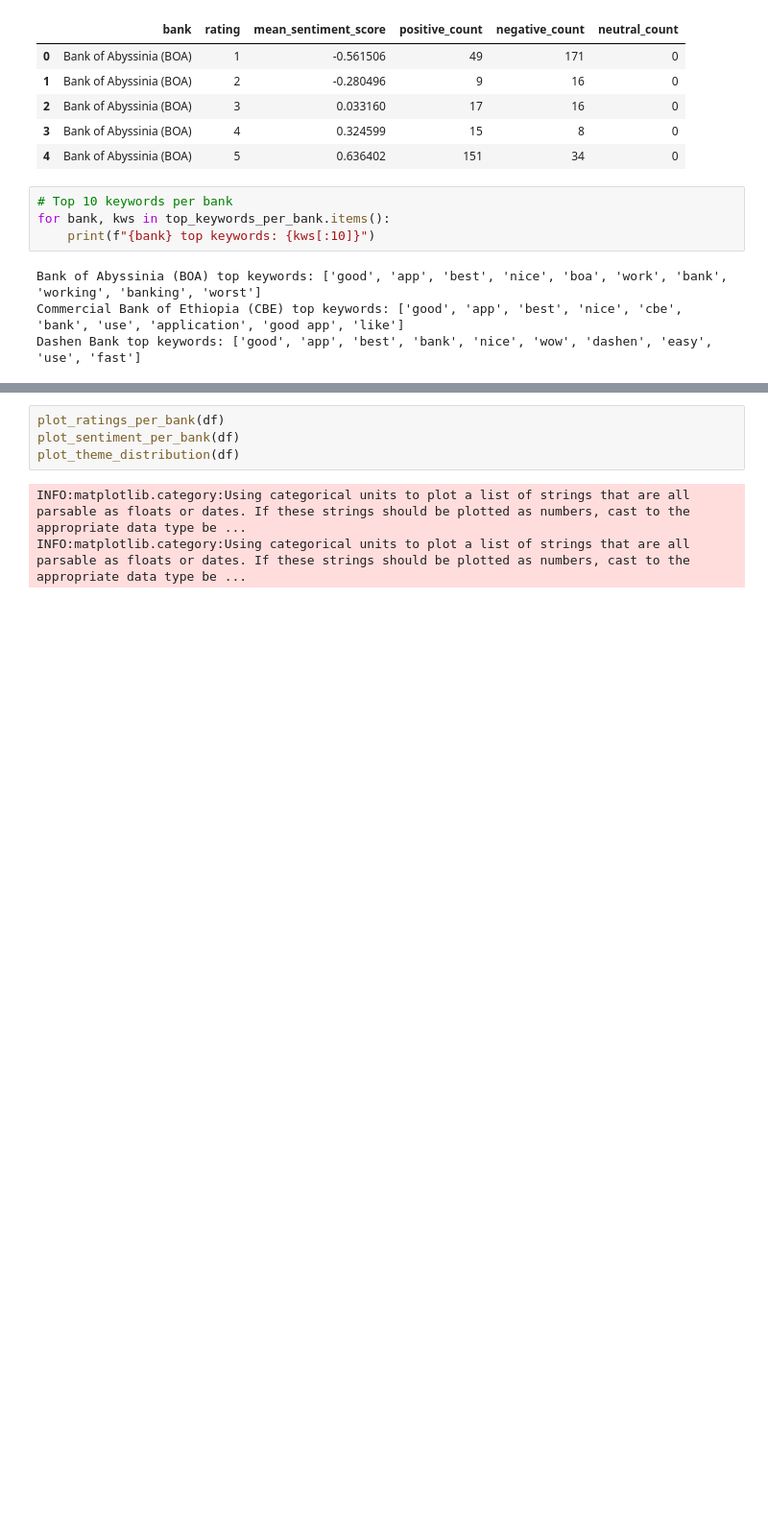
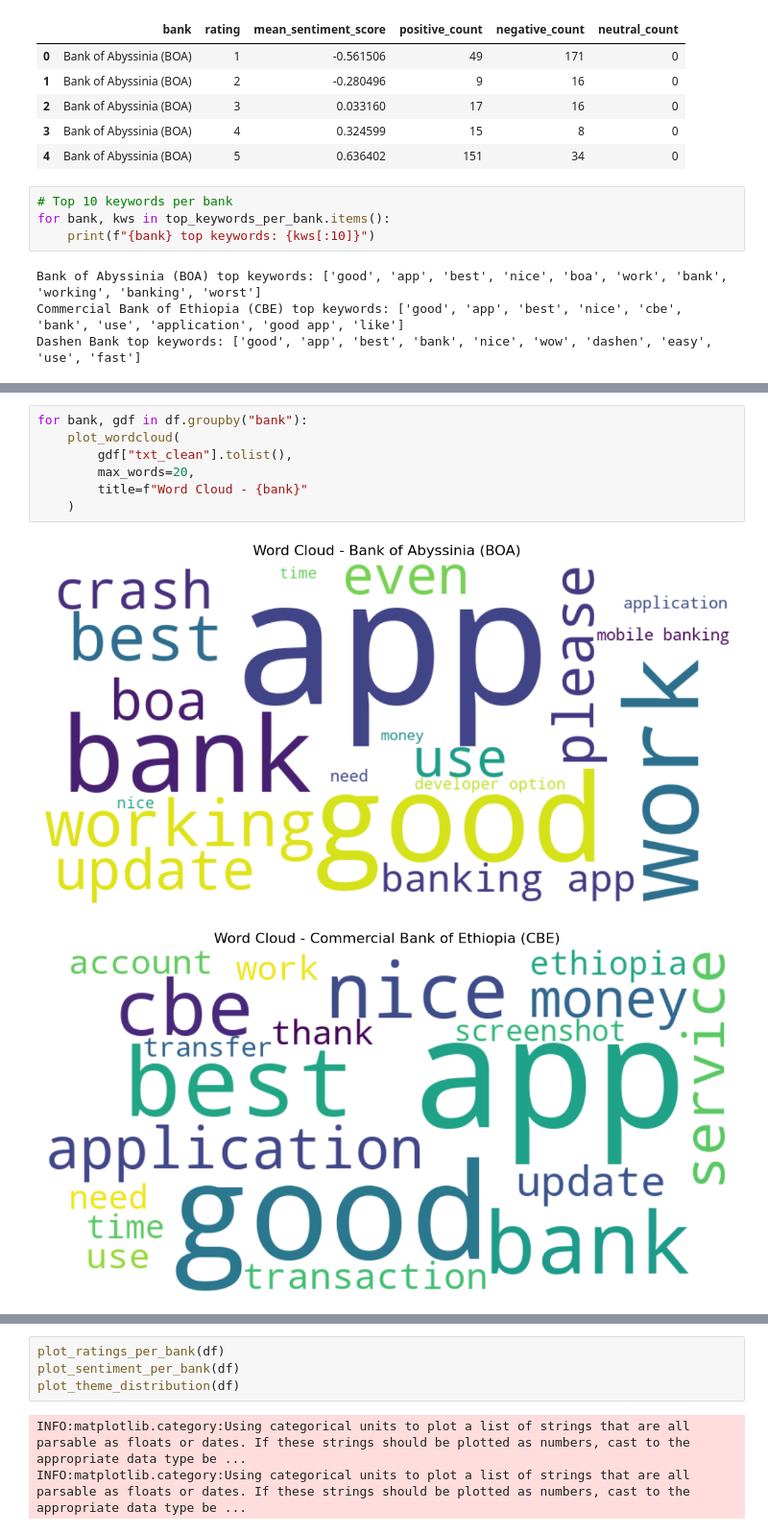
Before and after one commit to tib-dev/Fintech-App-Customer-Experience-Analytics, a Jupyter notebook: notebooks/analysis/sentiment.ipynb, the cells around one changed output, grey strips where cells are left out. Shown at 96% size. Cells and saved outputs as stored; diff of their text form; blank space fills up the shorter version.

```diff
--- a/notebooks/analysis/sentiment.ipynb
+++ b/notebooks/analysis/sentiment.ipynb
@@ -254,0 +261,10 @@ Dashen Bank top keywords: ['good', 'app', 'best', 'bank', 'nice', 'wow', 'dashen
+# %%
+for bank, gdf in df.groupby("bank"):
+    plot_wordcloud(
+        gdf["txt_clean"].tolist(),
+        max_words=20,
+        title=f"Word Cloud - {bank}"
+    )
+# %% [output]
+[figure, added]
+[figure, added]
```
Also changed, not shown: parts of 3 cells of this notebook.
